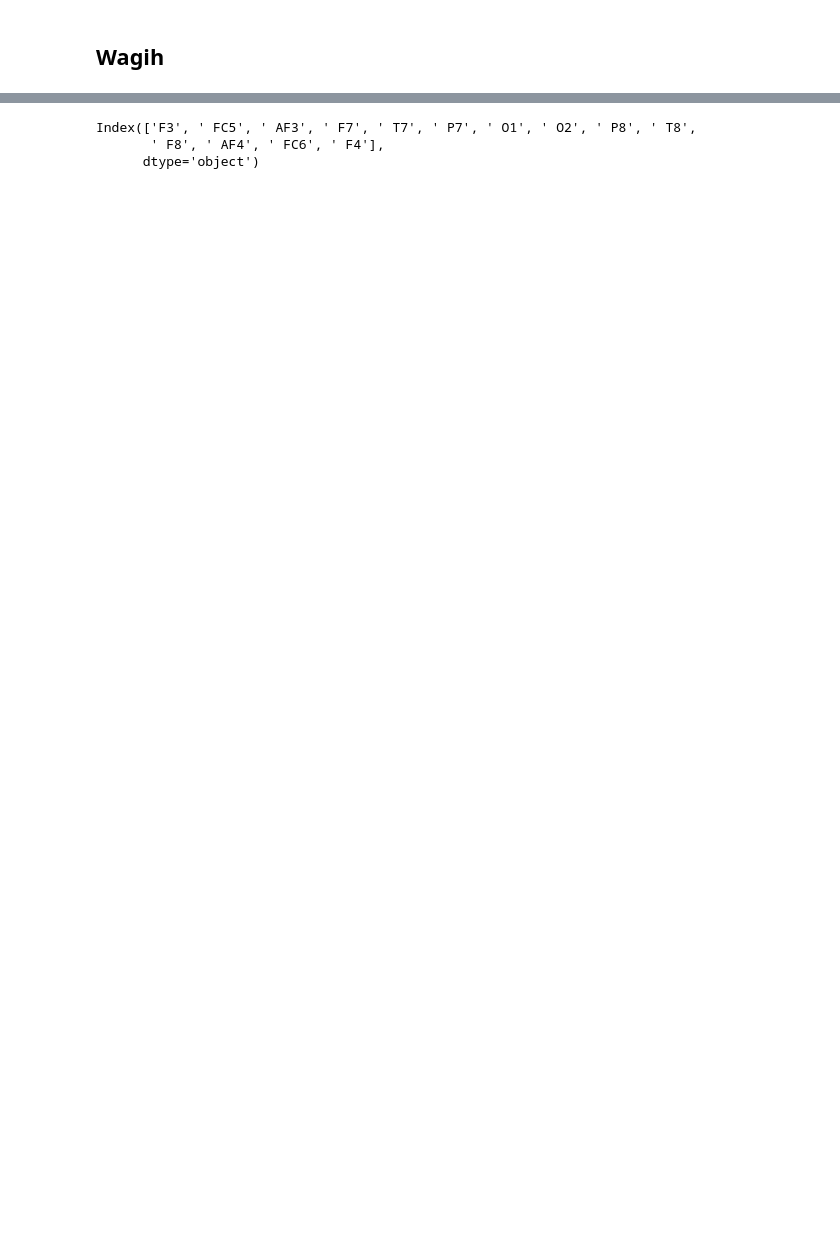
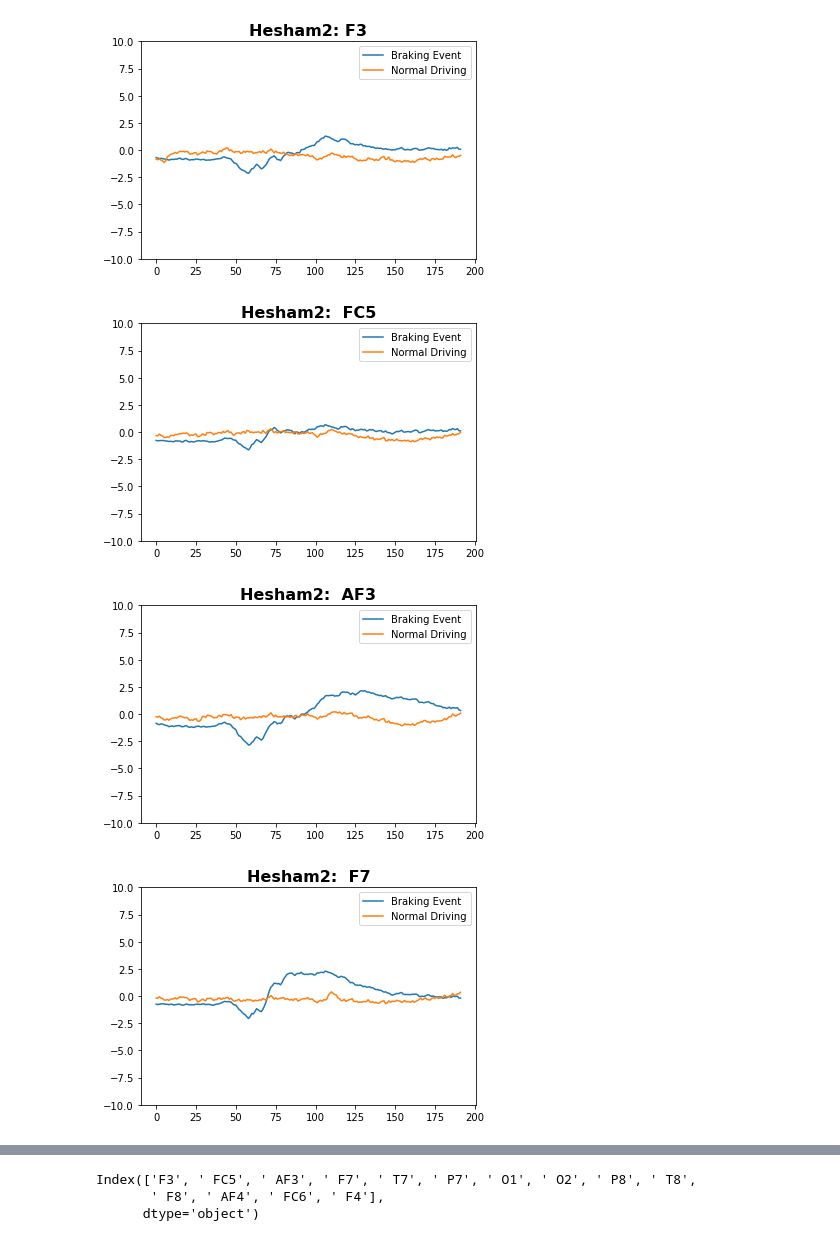
Before and after one commit to hesham-akmal/Brain-ADAS, a Jupyter notebook: EEG Work/Our Dataset Processing.ipynb, the cells around one changed output, grey strips where cells are left out. Cells and saved outputs as stored; diff of their text form; code cells hidden in the pictures; blank space fills up the shorter version.

Commit message:
initial classification results and more subjects

```diff
--- a/EEG Work/Our Dataset Processing.ipynb
+++ b/EEG Work/Our Dataset Processing.ipynb
@@ -49,15 +54,15 @@ def convert_to_row(start, label):
     row += [label]
     return row
 # %%
-def positive_events():
+def positive_events(newCols, y, data, electrodes):
     posDfs = pd.DataFrame(columns = newCols)
     indices = []
     j = 0
     while j < (len(y)):
         #assume positive events are: pedestrian, dog, collision, and leadning car brake
         if (y[j] != 0):
-            if (j+192 < len(y) and check_if_driver_brake(j)):
-                posDfs.loc[len(posDfs)] = convert_to_row(j, 1)
+            if (j+192 < len(y) and check_if_driver_brake(j, data)):
+                posDfs.loc[len(posDfs)] = convert_to_row(j, 1, electrodes, data)
                 indices.append(j)
                 j += 384 #192*2
             else:
@@ -72,7 +77,7 @@ def check_if_driver_brake(start_stim):
             return True
     return False
 # %%
-def negative_events(indices):
+def negative_events(indices, newCols, y, data, electrodes):
     negDfs = pd.DataFrame(columns = newCols)
     j = 0
     while j < (len(y)):
@@ -80,10 +85,39 @@ def negative_events(indices):
             j = indices[0] + 384
             indices.pop(0)
         elif(j+192 < len(y)):
-            negDfs.loc[len(negDfs)] = convert_to_row(j, 0)
+            negDfs.loc[len(negDfs)] = convert_to_row(j, 0, electrodes, data)
             j += 192
         else:
             break
     return negDfs
-# %% [markdown]
-## Wagih
+# %%
+def draw_signals(subject, posDfs, negDfs):
+    meanPos = preprocessing.scale(np.mean(posDfs.drop("y", axis = 1)))
+    meanNeg = preprocessing.scale(np.mean(negDfs.drop("y", axis = 1)))
+    cols = list(posDfs)
+    for i in range(14):
+        name = cols[i*192].split('.')[0]
+        plt.ylim(-10, 10)
+        plt.title(subject + ": " + name, fontsize=16, fontweight='bold')
+        plt.plot(meanPos[i*192:i*192+192], label="Braking Event")
+        plt.plot(meanNeg[i*192:i*192+192], label="Normal Driving")
+        plt.legend()
+        plt.show()
+    return meanPos, meanNeg
+# %%
+def upload_and_draw(folder):
+    data = upload_file(folder + "/Subject")
+    data = data.drop("COUNTER", axis = 1)
+    for f in fnames:
+        d = upload_file(folder + "/" + f)
+        d = d.drop("COUNTER", axis = 1)
+        data = data.append(d, ignore_index=True)
+    electrodes = data.columns.drop(["Brake Pedal", "y"])
+    newCols = make_columns(electrodes)
+    y = data["y"]
+    posDfs, indices = positive_events(newCols, y, data, electrodes)
+    posDfs.to_csv("Our Dataset/csv/"+folder+"pos.csv", index = False)
+    negDfs = negative_events(indices, newCols, y, data, electrodes)
+    negDfs.to_csv("Our Dataset/csv/"+folder+"neg.csv", index = False)
+    meanPos, meanNeg = draw_signals(folder, posDfs, negDfs)
+    return newCols
@@ -89,0 +126,7 @@ def negative_events(indices):
+# %%
+newCols = upload_and_draw("Hesham2")
+# %% [output]
+[figure, added]
+[figure, added]
+[figure, added]
+[figure, added]
```
Also changed, not shown: parts of 66 cells of this notebook.
